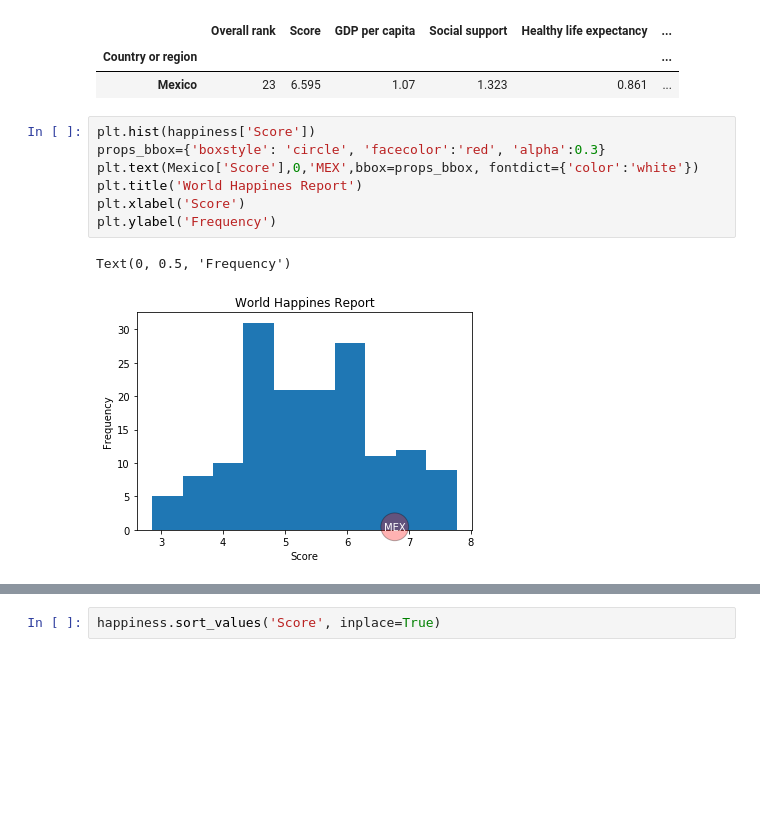
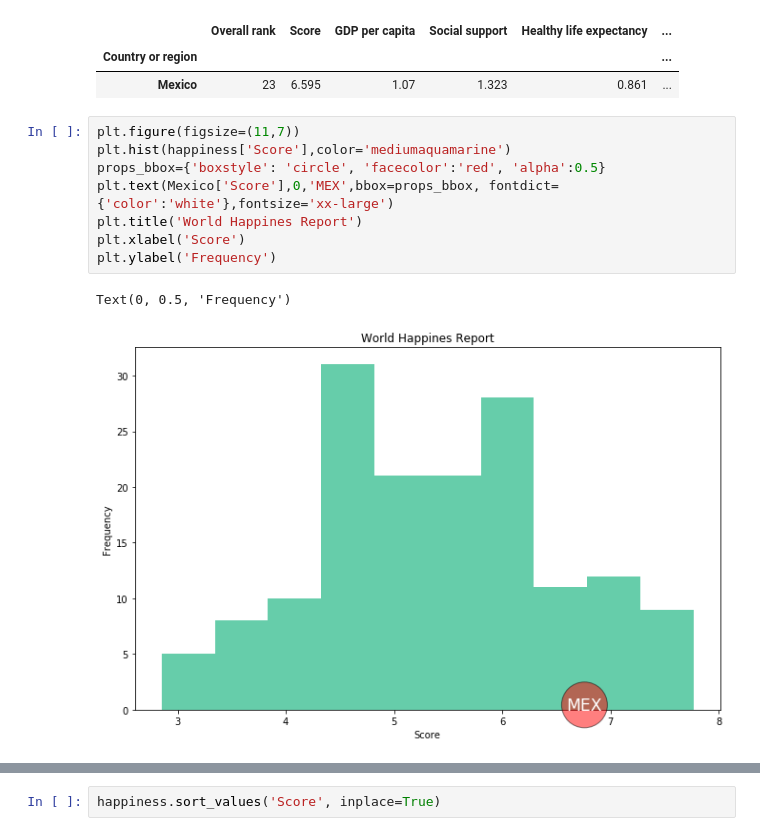
Before and after one commit to D17297/TEC, a Jupyter notebook: Reto.ipynb, the cells around one changed output, grey strips where cells are left out. Drawn from its saved outputs; the diff is of its cells as text; blank space fills up the shorter version.

```diff
--- a/Reto.ipynb
+++ b/Reto.ipynb
@@ -30,13 +30,14 @@ Mexico
 | Country or region |  |  |  |  |  | ... |
 | Mexico | 23 | 6.595 | 1.07 | 1.323 | 0.861 | ... |
 # %%
-plt.hist(happiness['Score'])
-props_bbox={'boxstyle': 'circle', 'facecolor':'red', 'alpha':0.3}
-plt.text(Mexico['Score'],0,'MEX',bbox=props_bbox, fontdict={'color':'white'})
+plt.figure(figsize=(11,7))
+plt.hist(happiness['Score'],color='mediumaquamarine')
+props_bbox={'boxstyle': 'circle', 'facecolor':'red', 'alpha':0.5}
+plt.text(Mexico['Score'],0,'MEX',bbox=props_bbox, fontdict={'color':'white'},fontsize='xx-large')
 plt.title('World Happines Report')
 plt.xlabel('Score')
 plt.ylabel('Frequency')
 # %% [output]
 Text(0, 0.5, 'Frequency')
-[figure, old version]
+[figure, new version]
 # %%
```
Also changed, not shown: parts of 10 cells of this notebook.
